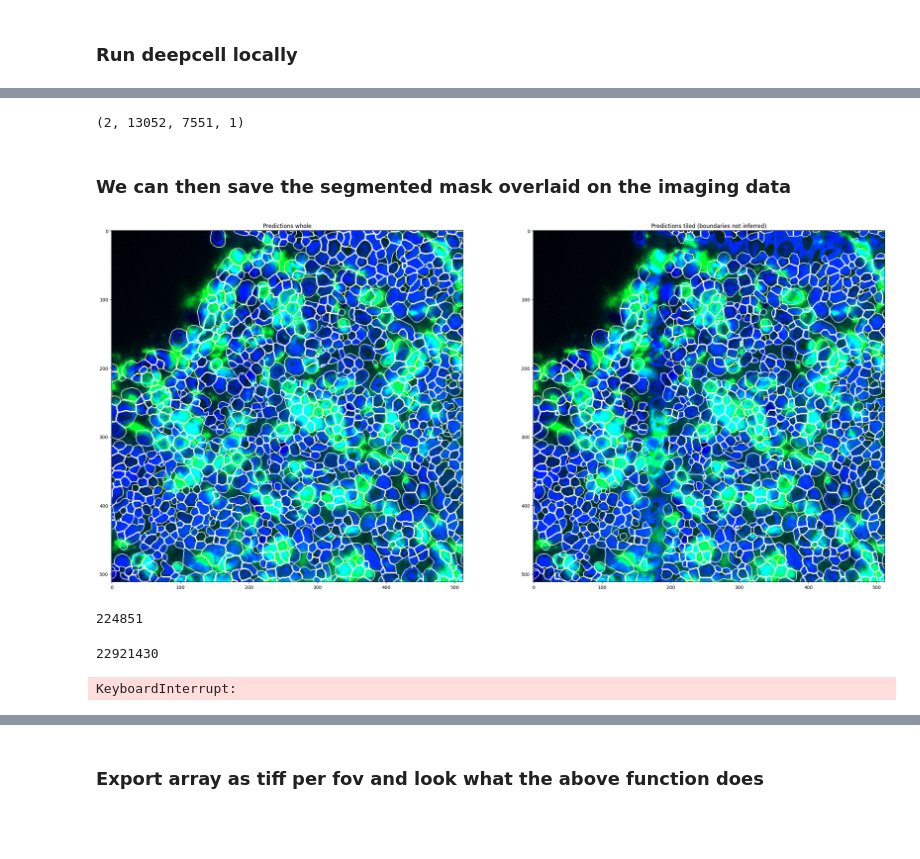
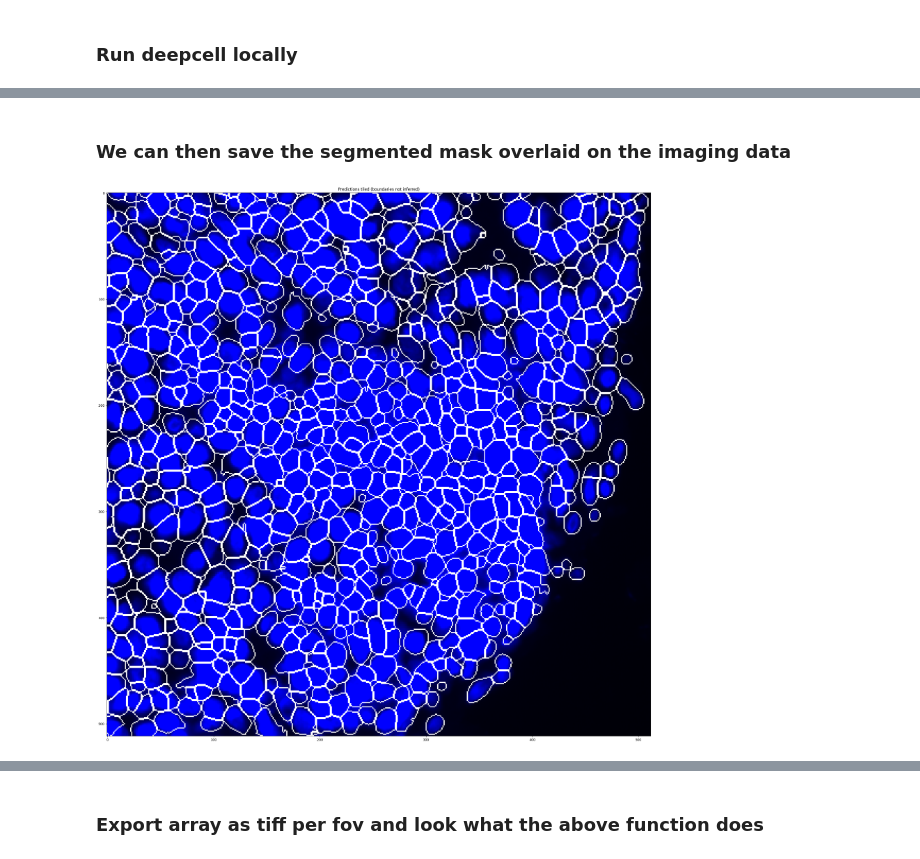
Before and after one commit to jonasmac16/ark-analysis-celldive, a Jupyter notebook: templates/1_Segment_Image_Data_local.ipynb, the cells around one changed output, grey strips where cells are left out. Drawn from its saved outputs; the diff is of its cells as text; code cells hidden in the pictures; blank space fills up the shorter version.

Commit message:
Tiled segmentation implementation that runs fast

```diff
--- a/templates/1_Segment_Image_Data_local.ipynb
+++ b/templates/1_Segment_Image_Data_local.ipynb
@@ -45,7 +45,7 @@ Here we are using the example data located in `/data/example_dataset/input_data`
 * `base_dir`: the path to all of your imaging data. This directory will contain all of the data generated by this notebook.
 # %%
 # set up the ../data/external/celldive_data/base directory
-base_dir = "../data/external/celldive_data"
+base_dir = "../data/external/dataset_1"
 # %% [markdown]
 If you would like to test the features in Ark with an example dataset, run the cell below. It will download a dataset consisting of 11 FOVs with 22 channels. You may find more information about the example dataset in the [README](../README.md#example-dataset).
 
@@ -492,44 +552,30 @@ segmentation_predictions = np.asarray(load_utils.load_imgs_from_dir(deepcell_out
-# %%
-segmentation_predictions.shape
-# %% [output]
-(2, 13052, 7551, 1)
 # %% [markdown]
 ### We can then save the segmented mask overlaid on the imaging data
 # %%
 # create rgb overlay of image data for visualization
-rgb_images = create_rgb_image(np.asarray(fov0), channel_colors=['blue', 'green'])
+rgb_images = create_rgb_image(np.asarray(fov0[:,:,:,[0]]), channel_colors=['blue'])
 # %%
-overlay_data = make_outline_overlay(rgb_data=rgb_images, predictions=segmentation_predictions)
+# overlay_data = make_outline_overlay(rgb_data=rgb_images, predictions=segmentation_predictions_whole)
 # overlay_data_tile_pipeline_gaps = make_outline_overlay(rgb_data=rgb_images, predictions=pipeline_mask_gaps)
-# overlay_data_tile_pipeline_no_gaps = make_outline_overlay(rgb_data=rgb_images, predictions=segmentation_predictions_whole_gaps)
+overlay_data_tile_pipeline_no_gaps = make_outline_overlay(rgb_data=rgb_images, predictions=segmentation_predictions_whole_gaps)
 # %%
 # select index for displaying
 idx = 0
 
 # plot the data
-fig, ax = plt.subplots(1,2 ,figsize=(30, 30))
+fig, ax = plt.subplots(1 ,figsize=(30, 30))
 
-ax[0].imshow(overlay_data[idx, 6000:6512, 1500:2012, ...])
-ax[1].imshow(overlay_data[1, 6000:6512, 1500:2012,...])
+# ax[0].imshow(overlay_data[idx, 6000:6512, 2500:3012, ...])
+ax.imshow(overlay_data_tile_pipeline_no_gaps[0, 6000:6512, 2500:3012,...])
 # ax[1].imshow(overlay_data_tile_pipeline_gaps[idx, ...])
 
-ax[0].set_title('Predictions whole')
-ax[1].set_title('Predictions tiled (boundaries not inferred)')
+# ax[0].set_title('Predictions whole')
+ax.set_title('Predictions tiled (boundaries not inferred)')
 # ax[1].set_title('Predictions tiled (boundaries removed)')
 
 plt.show()
 # %% [output]
-[figure, old version]
+[figure, new version]
-# %%
-np.count_nonzero(segmentation_predictions)
-# %% [output]
-224851
-# %%
-np.count_nonzero(segmentation_predictions_whole_gaps)
-# %% [output]
-22921430
 # %%
-areas_whole = np.asarray([np.sum(segmentation_predictions_whole_gaps[0,:,:,:] == l) for l in np.unique(segmentation_predictions_whole_gaps[0,:,:,:])][1:])
+# areas_whole = np.asarray([np.sum(segmentation_predictions_whole_gaps[0,:,:,:] == l) for l in np.unique(segmentation_predictions_whole_gaps[0,:,:,:])][1:])
-# %% [output]
-KeyboardInterrupt:
 # %%
```
Also changed, not shown: parts of 46 cells of this notebook.
